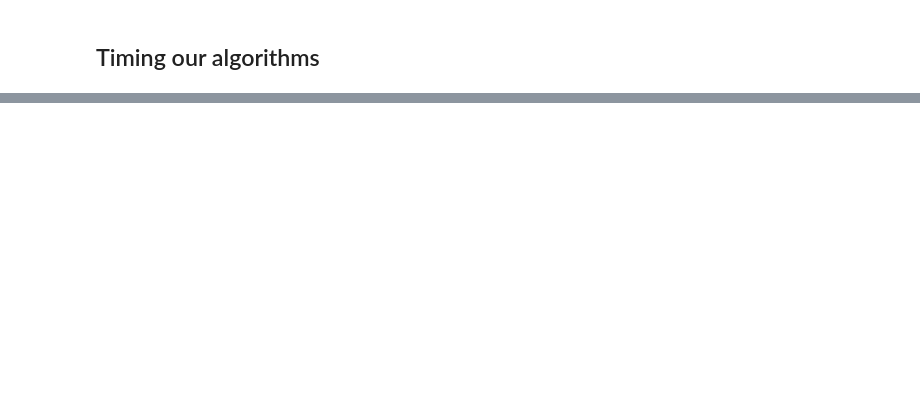
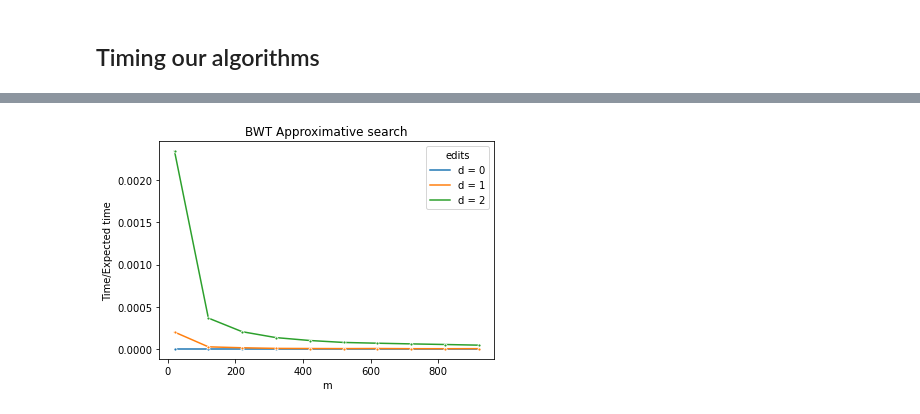
Before and after one commit to stinekrye/GSA, a Jupyter notebook: Project 5/time-analysis/timing.ipynb, the cells around one changed output, grey strips where cells are left out. Saved outputs shown, nothing was run; the diff lists cells and outputs as text; code cells hidden in the pictures; blank space fills up the shorter version.

```diff
--- a/Project 5/time-analysis/timing.ipynb
+++ b/Project 5/time-analysis/timing.ipynb
@@ -64,21 +66,3 @@ def create_many_fastq(start, stop, step):
     f.close()
 
     return name
-# %%
-def time_construction(n):
-    df = pd.DataFrame(range(20, n, int(n/10)), columns=['n'])
-    fasta_file = create_many_fasta(20, n, int(n/10))
-    fasta = parsers.read_fasta_file(fasta_file)
-    fastaname = "fasta_test.fa"
-    times = []
-
-    if len(fasta) < 0:
-        return "Problems with either fasta or fastq file"
-
-    stinesnotes.gen_sa(fasta,fastaname)
-
-
-    df['Time'] = times
-
-    df['Time/Expected time'] = df['Time']/df['n']
-    return df
@@ -91,0 +108,12 @@ IndexError: index 5 is out of bounds for axis 0 with size 5
+# %%
+sa_dict = helperpackage.read_SA("preprocessing/n_100000.fa.sa")
+rsa_dict = helperpackage.read_SA("preprocessing/n_100000.fa.rev.sa")
+o_dict = helperpackage.read_o("preprocessing/n_100000.fa.o-table")
+c_dict = helperpackage.read_c("preprocessing/n_100000.fa.c-table")
+ro_dict = helperpackage.read_o("preprocessing/n_100000.fa.ro-table")
+fastq = helperpackage.read_fastq_file("test_files/m_1000.fq")
+# %%
+df_stc0 = time_construction(m, sa_dict, rsa_dict, fastq, o_dict, c_dict, ro_dict, 0)
+df_stc1 = time_construction(m, sa_dict, rsa_dict, fastq, o_dict, c_dict, ro_dict, 1)
+df_stc2 = time_construction(m, sa_dict, rsa_dict, fastq, o_dict, c_dict, ro_dict, 2)
+df_stc5 = time_construction(m, sa_dict, rsa_dict, fastq, o_dict, c_dict, ro_dict, 5)
@@ -92,5 +138,12 @@ IndexError: index 5 is out of bounds for axis 0 with size 5
+# %%
+concat = pd.concat([
+    df_stc0.assign(edits='d = 0'),
+    df_stc1.assign(edits='d = 1'),
+    df_stc2.assign(edits='d = 2')], ignore_index = True)
 # %%
-h = sns.lineplot(x = 'n', y = 'Time/Expected time', marker = '.',
-                    data = df_stc)
-h.set_title('Suffix tree construction')
-h.figure.savefig('../figures/st_construction.pdf')
+h = sns.lineplot(x = 'm', y = 'Time/Expected time', marker = '.',
+                    hue = 'edits', data = concat)
+h.set_title('BWT Approximative search')
+h.figure.savefig('../figures/bwd_m.pdf')
+# %% [output]
+[figure, added]
```
Also changed, not shown: parts of 7 cells of this notebook, 10 other files.
